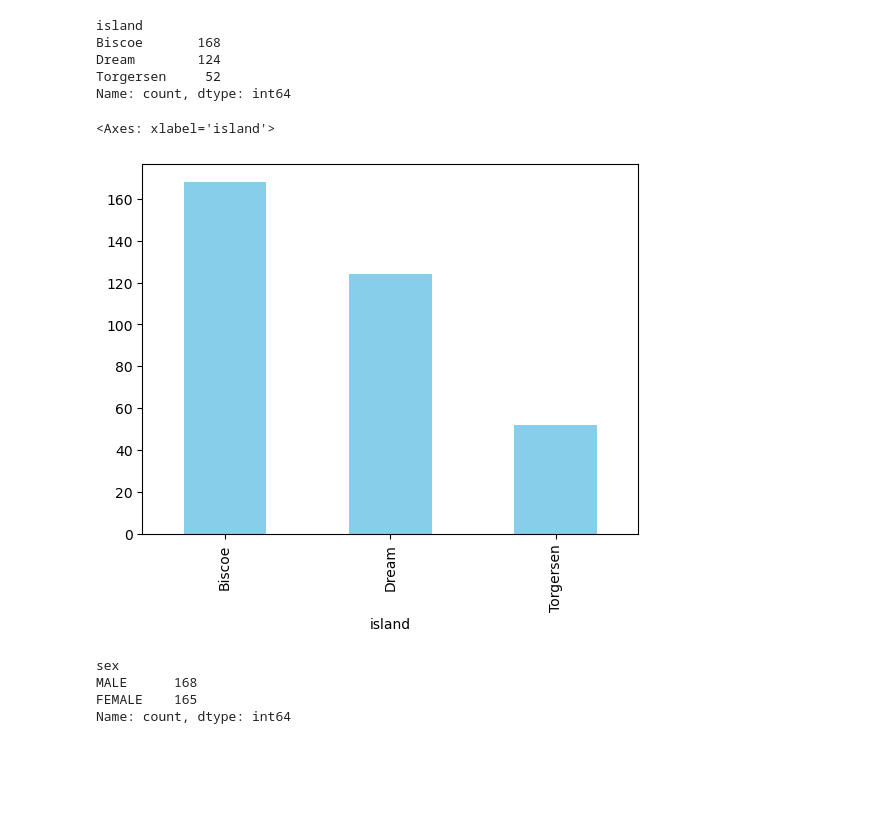
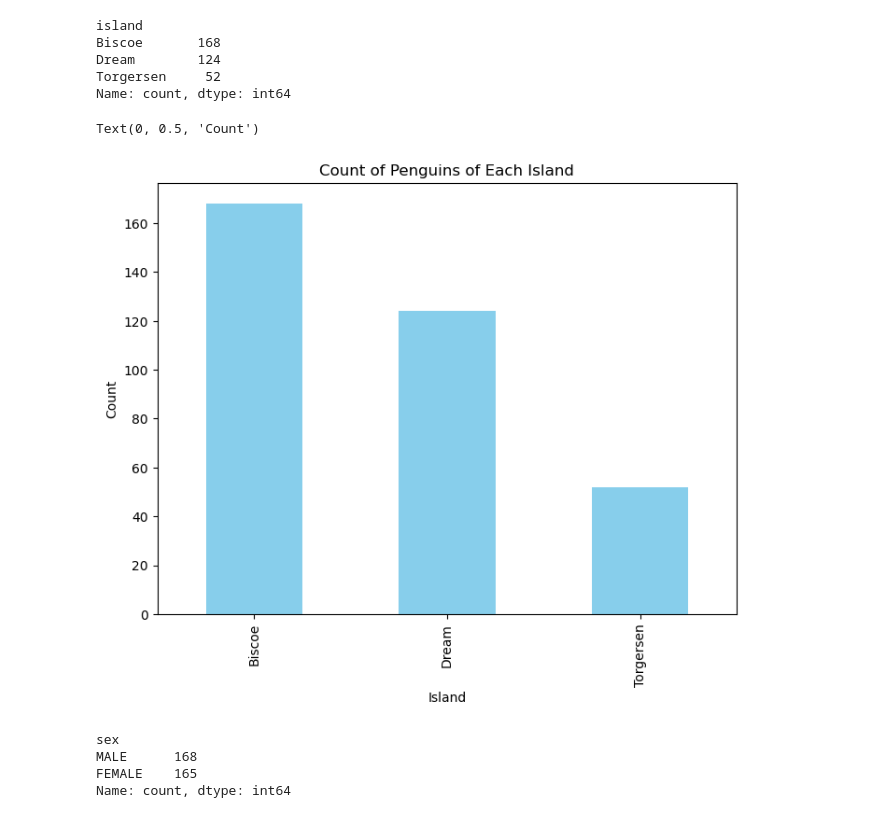
Before and after one commit to filipekojak88/myprojectPDA, a Jupyter notebook: penguins.ipynb, the cells around one changed output. Cells and saved outputs as stored; diff of their text form; code cells hidden in the pictures; blank space fills up the shorter version.

Commit message:
Adding titles and labels to the bar chart

```diff
--- a/penguins.ipynb
+++ b/penguins.ipynb
@@ -88,13 +88,21 @@ Biscoe       168
 Dream        124
 Torgersen     52
 Name: count, dtype: int64
-# %%
-# Plot the bar chart
-x = df['island'].value_counts()
-x.plot(kind='bar',color='skyblue')
-# %% [output]
-<Axes: xlabel='island'>
-[figure, removed]
+# %%
+# Name the count of islands
+island_count = df['island'].value_counts()
+# Set the figure size (width, height)
+plt.figure(figsize=(8, 6))
+# Plot the bar chart
+island_count.plot(kind='bar',color='skyblue')
+
+# Add titles and labels to the bar chart
+plt.title('Count of Penguins of Each Island')
+plt.xlabel('Island')
+plt.ylabel('Count')
+# %% [output]
+Text(0, 0.5, 'Count')
+[figure, added]
 # %%
 # Count the number of penguins of each sex
 df['sex'].value_counts()
```
